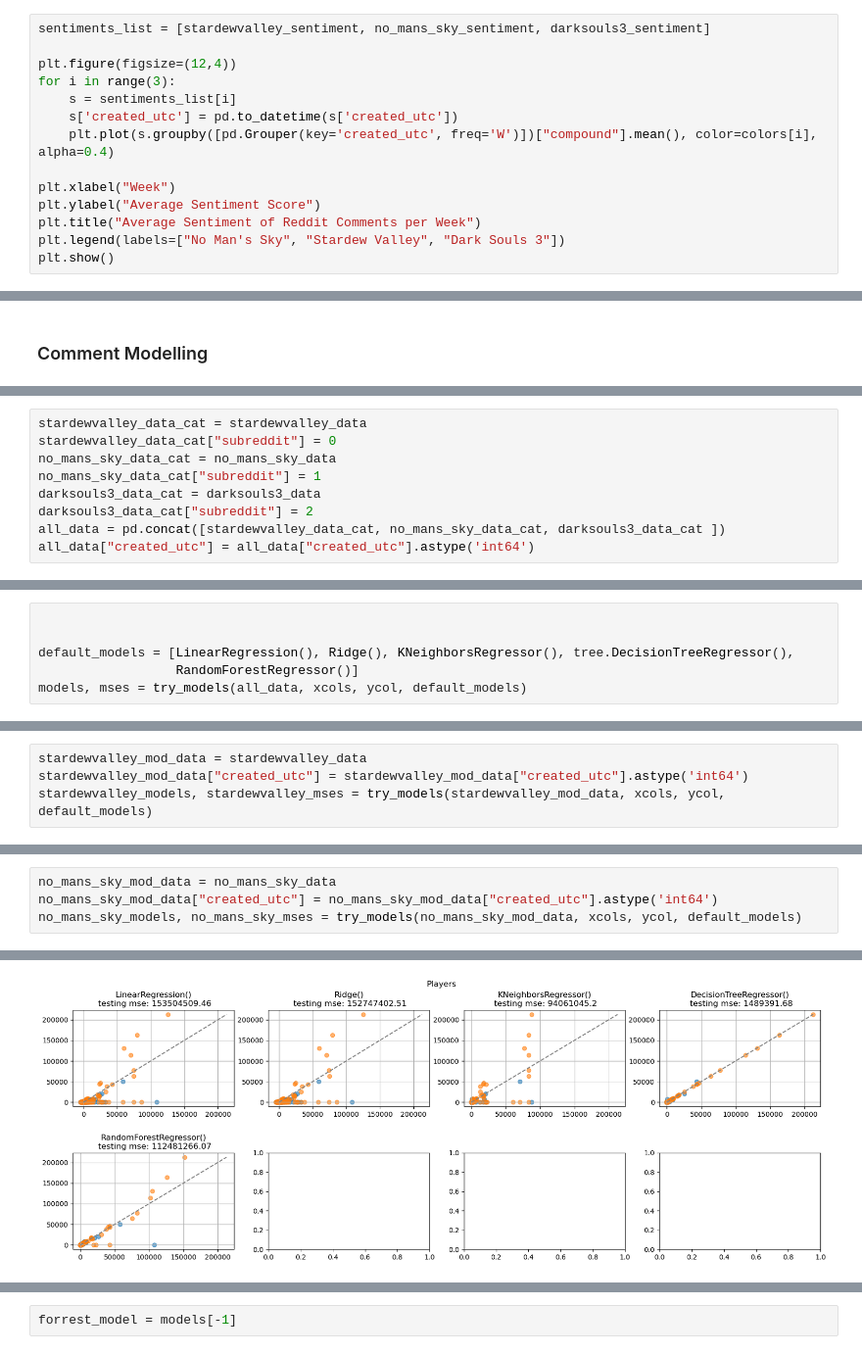
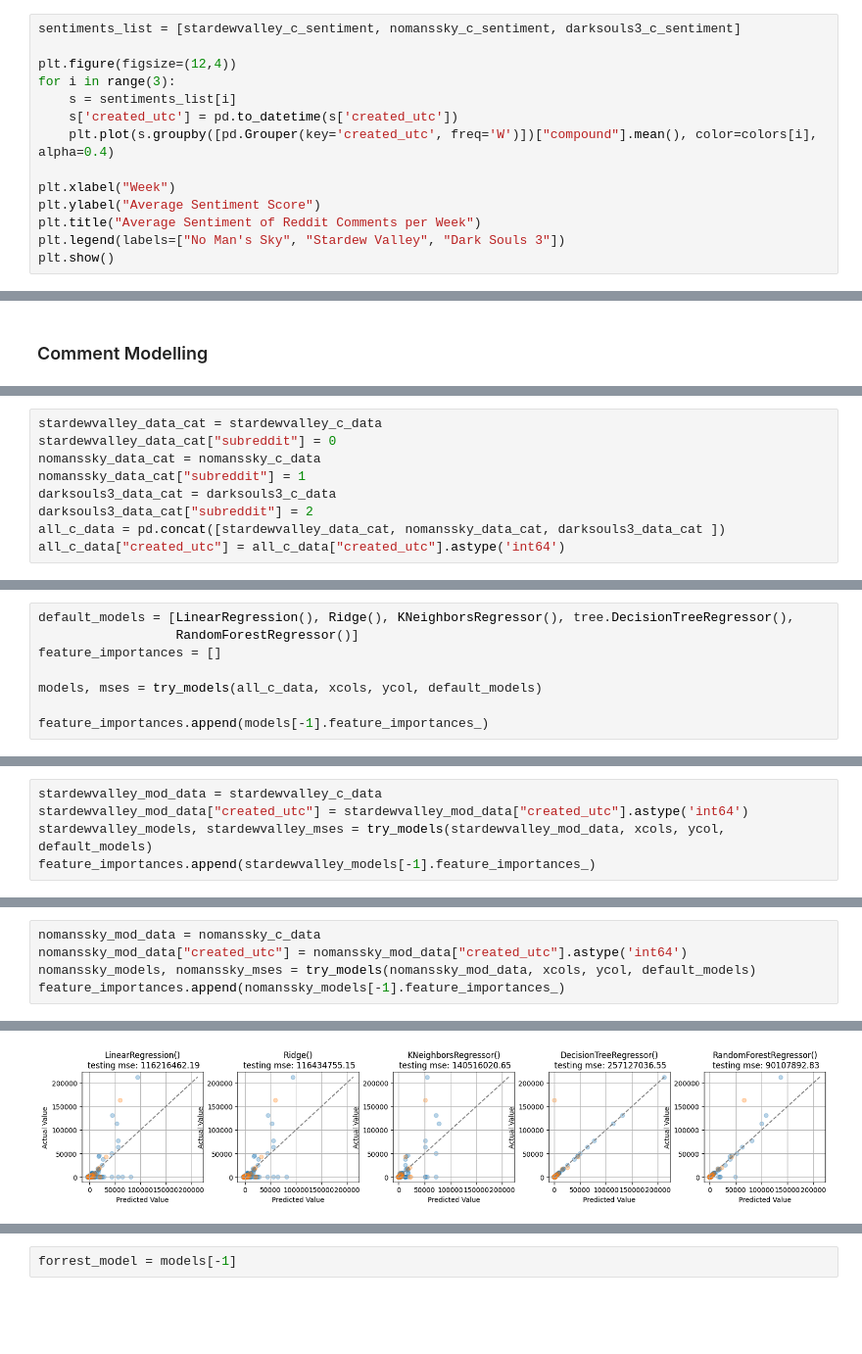
Before and after one commit to JACProjec/ORIE5741PJ, a Jupyter notebook: ORIE5741_Final_Project.ipynb, the cells around one changed output, grey strips where cells are left out. Shown at 98% size. Drawn from its saved outputs; the diff is of its cells as text; blank space fills up the shorter version.

```diff
--- a/ORIE5741_Final_Project.ipynb
+++ b/ORIE5741_Final_Project.ipynb
@@ -613,5 +732,5 @@ darksouls3_sentiment
 # %%
-sentiments_list = [stardewvalley_sentiment, no_mans_sky_sentiment, darksouls3_sentiment]
+sentiments_list = [stardewvalley_c_sentiment, nomanssky_c_sentiment, darksouls3_c_sentiment]
 
 plt.figure(figsize=(12,4))
 for i in range(3):
@@ -811,11 +909,11 @@ stardewvalley_data
 # %%
-stardewvalley_data_cat = stardewvalley_data
+stardewvalley_data_cat = stardewvalley_c_data
 stardewvalley_data_cat["subreddit"] = 0
-no_mans_sky_data_cat = no_mans_sky_data
-no_mans_sky_data_cat["subreddit"] = 1
-darksouls3_data_cat = darksouls3_data
+nomanssky_data_cat = nomanssky_c_data
+nomanssky_data_cat["subreddit"] = 1
+darksouls3_data_cat = darksouls3_c_data
 darksouls3_data_cat["subreddit"] = 2
-all_data = pd.concat([stardewvalley_data_cat, no_mans_sky_data_cat, darksouls3_data_cat ])
-all_data["created_utc"] = all_data["created_utc"].astype('int64')
+all_c_data = pd.concat([stardewvalley_data_cat, nomanssky_data_cat, darksouls3_data_cat ])
+all_c_data["created_utc"] = all_c_data["created_utc"].astype('int64')
 # %%
 plt.figure(figsize=(6,6))
@@ -835,10 +933,12 @@ plt.show()
 # %% [output]
 [figure]
 # %%
-
-
 default_models = [LinearRegression(), Ridge(), KNeighborsRegressor(), tree.DecisionTreeRegressor(),
                   RandomForestRegressor()]
-models, mses = try_models(all_data, xcols, ycol, default_models)
+feature_importances = []
+
+models, mses = try_models(all_c_data, xcols, ycol, default_models)
+
+feature_importances.append(models[-1].feature_importances_)
 # %% [output]
 LinearRegression()
@@ -862,6 +962,7 @@ Time: 0.34624290466308594
 # %%
-stardewvalley_mod_data = stardewvalley_data
+stardewvalley_mod_data = stardewvalley_c_data
 stardewvalley_mod_data["created_utc"] = stardewvalley_mod_data["created_utc"].astype('int64')
 stardewvalley_models, stardewvalley_mses = try_models(stardewvalley_mod_data, xcols, ycol, default_models)
+feature_importances.append(stardewvalley_models[-1].feature_importances_)
 # %% [output]
 LinearRegression()
@@ -885,6 +986,7 @@ Time: 0.1188960075378418
 # %%
-no_mans_sky_mod_data = no_mans_sky_data
-no_mans_sky_mod_data["created_utc"] = no_mans_sky_mod_data["created_utc"].astype('int64')
-no_mans_sky_models, no_mans_sky_mses = try_models(no_mans_sky_mod_data, xcols, ycol, default_models)
+nomanssky_mod_data = nomanssky_c_data
+nomanssky_mod_data["created_utc"] = nomanssky_mod_data["created_utc"].astype('int64')
+nomanssky_models, nomanssky_mses = try_models(nomanssky_mod_data, xcols, ycol, default_models)
+feature_importances.append(nomanssky_models[-1].feature_importances_)
 # %% [output]
 LinearRegression()
@@ -907,2 +1009,2 @@ Time: 0.09329080581665039
-[figure, old version]
+[figure, new version]
 # %%
```
Also changed, not shown: parts of 77 cells of this notebook, 1 other file.
